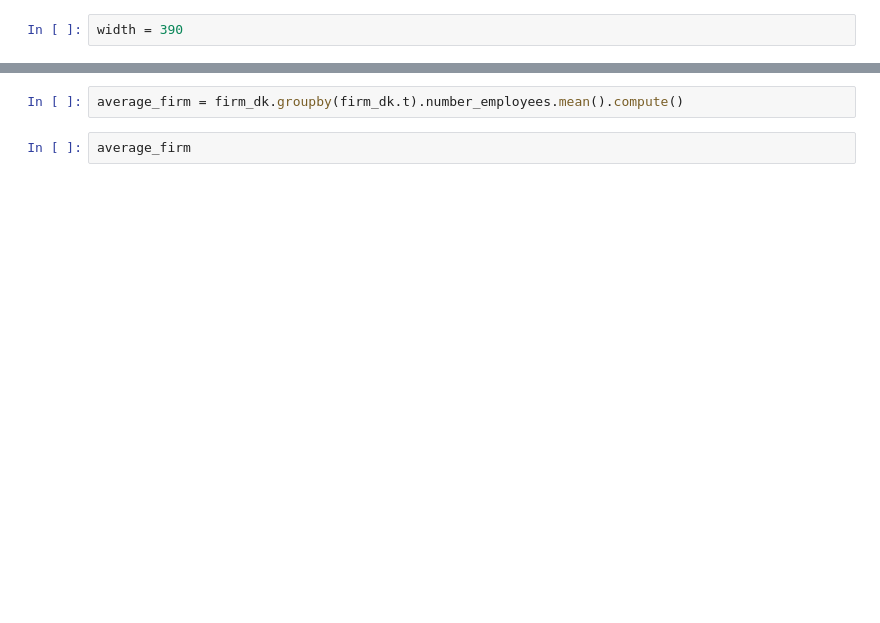
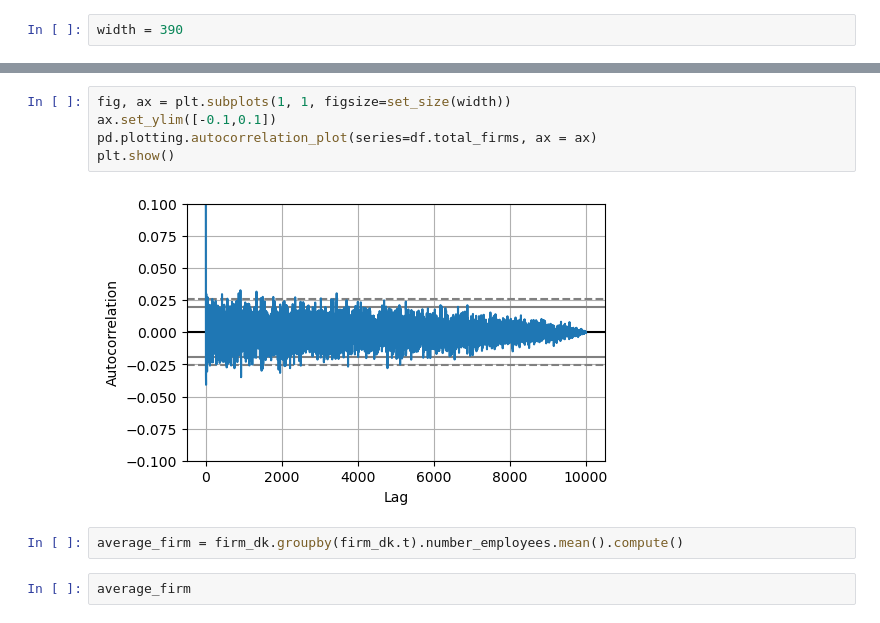
Before and after one commit to niemueller/firmdynamic-abm, a Jupyter notebook: scripts/axtell-99-vis.ipynb, the cells around one changed output, grey strips where cells are left out. Saved outputs shown, nothing was run; the diff lists cells and outputs as text; blank space fills up the shorter version.

```diff
--- a/scripts/axtell-99-vis.ipynb
+++ b/scripts/axtell-99-vis.ipynb
@@ -132,3 +130,10 @@ plt.show()
+# %%
+fig, ax = plt.subplots(1, 1, figsize=set_size(width))
+ax.set_ylim([-0.1,0.1])
+pd.plotting.autocorrelation_plot(series=df.total_firms, ax = ax)
+plt.show()
+# %% [output]
+[figure, added]
 # %%
 average_firm = firm_dk.groupby(firm_dk.t).number_employees.mean().compute()
 # %%
```
Also changed, not shown: parts of 49 cells of this notebook, 2 other files.
